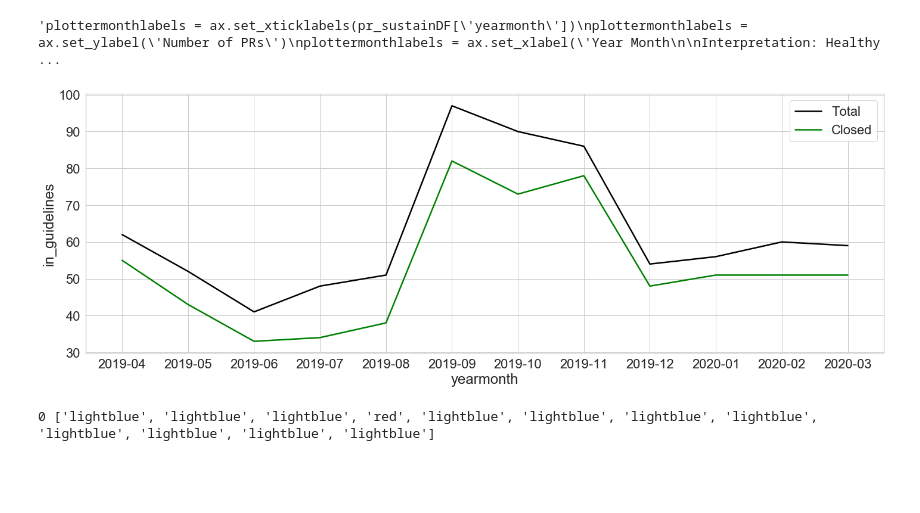
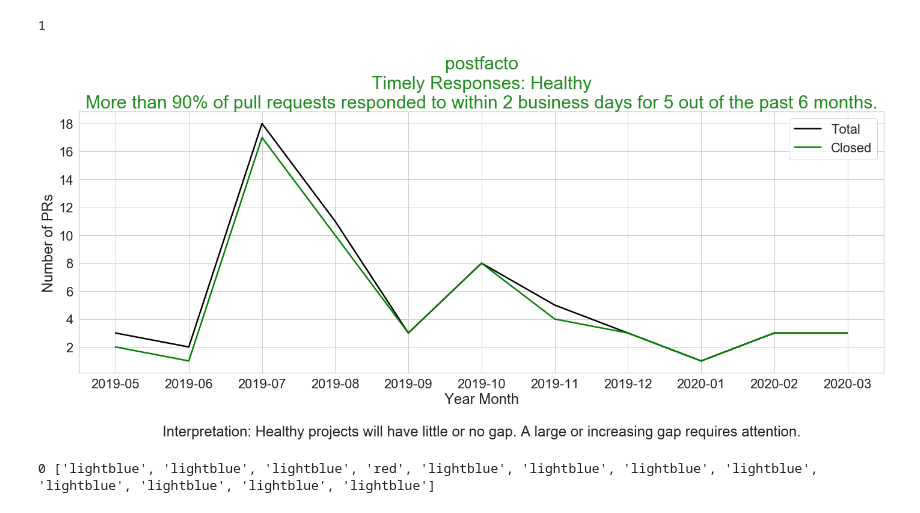
Before and after one commit to Hsingh2096/Hsingh2096, a Jupyter notebook: code/dawn_response_time_bus_days.ipynb, the cells around one changed output. Drawn from its saved outputs; the diff is of its cells as text; code cells hidden in the pictures; blank space fills up the shorter version.

```diff
--- a/code/dawn_response_time_bus_days.ipynb
+++ b/code/dawn_response_time_bus_days.ipynb
@@ -46,8 +46,8 @@ print(repo_list)
 # %%
 ## List of repository IDs for the report
 #repo_dict = {25760, 25663} #spring-boot & spring-framework
-repo_dict = {28051} # concourse
-#repo_dict = {26983} #postfacto
+#repo_dict = {28051} # concourse
+repo_dict = {26983} #postfacto
 #repo_dict = {25432} #rabbitmq-server
 #repo_dict = {25663} #spring-framework
 #repo_dict = {25760} #sprint-boot
@@ -291,51 +289,51 @@ print(first_response)
 # %%
-#pr_sustainDF['repo_id'] = pr_sustainDF['repo_id'].map(int)
-#pr_sustainDF['yearmonth'] = pr_sustainDF['yearmonth'].map(str)
-#pr_sustainDF.set_index('repo_id', 'yearmonth')
+    #pr_sustainDF['repo_id'] = pr_sustainDF['repo_id'].map(int)
+    #pr_sustainDF['yearmonth'] = pr_sustainDF['yearmonth'].map(str)
+    #pr_sustainDF.set_index('repo_id', 'yearmonth')
 
-sns.set_style('ticks')
-sns.set(style="whitegrid", font_scale=2)
+    from matplotlib.ticker import MaxNLocator
 
-fig, ax = plt.subplots()
+    sns.set_style('ticks')
+    sns.set(style="whitegrid", font_scale=2)
 
-# the size of A4 paper
-fig.set_size_inches(24, 8)
+    fig, ax = plt.subplots()
+    ax.yaxis.set_major_locator(MaxNLocator(integer=True))
+    # the size of A4 paper
+    fig.set_size_inches(24, 8)
 
-'''
-risk_num = 0
-h = 1
-for diff_per in pr_sustainDF['diff_per']:
-    if (diff_per > 0.10 and h >=6):
-        risk_num+=1
-    h+=1
-print(risk_num)
+    risk_num = 0
+    m = 1
+    for percent in first_response['out_percent']:
+        if (percent > 0.10 and m > 6):
+            risk_num+=1
+        m+=1
+    print(risk_num)
 
-title = pr_sustainDF['repo_name'][0] + "\nSustains and Keeps up with Contributions Metric:"
+    title = repo_name + "\nTimely Responses:"
 
-if risk_num >= 1:
-    title += " AT RISK\n" + str(risk_num) + " month(s) with > 10% of total pull requests not closed"
-    title_color = 'firebrick'
-else:
-    title += " Healthy\nMore than 90% of total pull requests are closed each month."
-    title_color = 'forestgreen'
-'''
+    if risk_num >= 2:
+        title += " AT RISK\n" + str(risk_num) + " month(s) with > 10% of pull requests not responded to within 2 business days in the past 6 months."
+        title_color = 'firebrick'
+    else:
+        title += " Healthy\nMore than 90% of pull requests responded to within 2 business days for " + str(6 - risk_num) + " out of the past 6 months."
+        title_color = 'forestgreen'
 
-plottermonth = sns.lineplot(x='yearmonth', y='total_prs', data=first_response, sort=False, color='black', label='Total', linewidth=2.5)
-plottermonth = sns.lineplot(x='yearmonth', y='in_guidelines', data=first_response, sort=False, color='green', label='Closed', linewidth=2.5, linestyle='dashed')#.set_title(title, fontsize=30, color=title_color)
+    plottermonth = sns.lineplot(x='yearmonth', y='total_prs', data=first_response, sort=False, color='black', label='Total', linewidth=2.5)
+    plottermonth = sns.lineplot(x='yearmonth', y='in_guidelines', data=first_response, sort=False, color='green', label='Closed', linewidth=2.5, linestyle='dashed').set_title(title, fontsize=30, color=title_color)
 
-'''plottermonthlabels = ax.set_xticklabels(pr_sustainDF['yearmonth'])
-plottermonthlabels = ax.set_ylabel('Number of PRs')
-plottermonthlabels = ax.set_xlabel('Year Month\n\nInterpretation: Healthy projects will have little or no gap. A large or increasing gap requires attention.')
+    plottermonthlabels = ax.set_xticklabels(first_response['yearmonth'])
+    plottermonthlabels = ax.set_ylabel('Number of PRs')
+    plottermonthlabels = ax.set_xlabel('Year Month\n\nInterpretation: Healthy projects will have little or no gap. A large or increasing gap requires attention.')
 
-today = datetime.date.today()
-current_year_month = str(today.year) + '-' + '{:02d}'.format(today.month)
+    #today = datetime.date.today()
+    #current_year_month = str(today.year) + '-' + '{:02d}'.format(today.month)
 
-filename = 'output/sustains_pr_' + repo_name + "_" + current_year_month + '.png'
+    #filename = 'output/sustains_pr_' + repo_name + "_" + current_year_month + '.png'
 
-fig.savefig(filename, bbox_inches='tight')'''
+    #fig.savefig(filename, bbox_inches='tight')'''
 # %% [output]
-'plottermonthlabels = ax.set_xticklabels(pr_sustainDF[\'yearmonth\'])\nplottermonthlabels = ax.set_ylabel(\'Number of PRs\')\nplottermonthlabels = ax.set_xlabel(\'Year Month\n\nInterpretation: Healthy ...
+1
-[figure, old version]
+[figure, new version]
 # %%
     bar_colors = []
     k = 1
```
Also changed, not shown: parts of 5 cells of this notebook, 4 other files.
